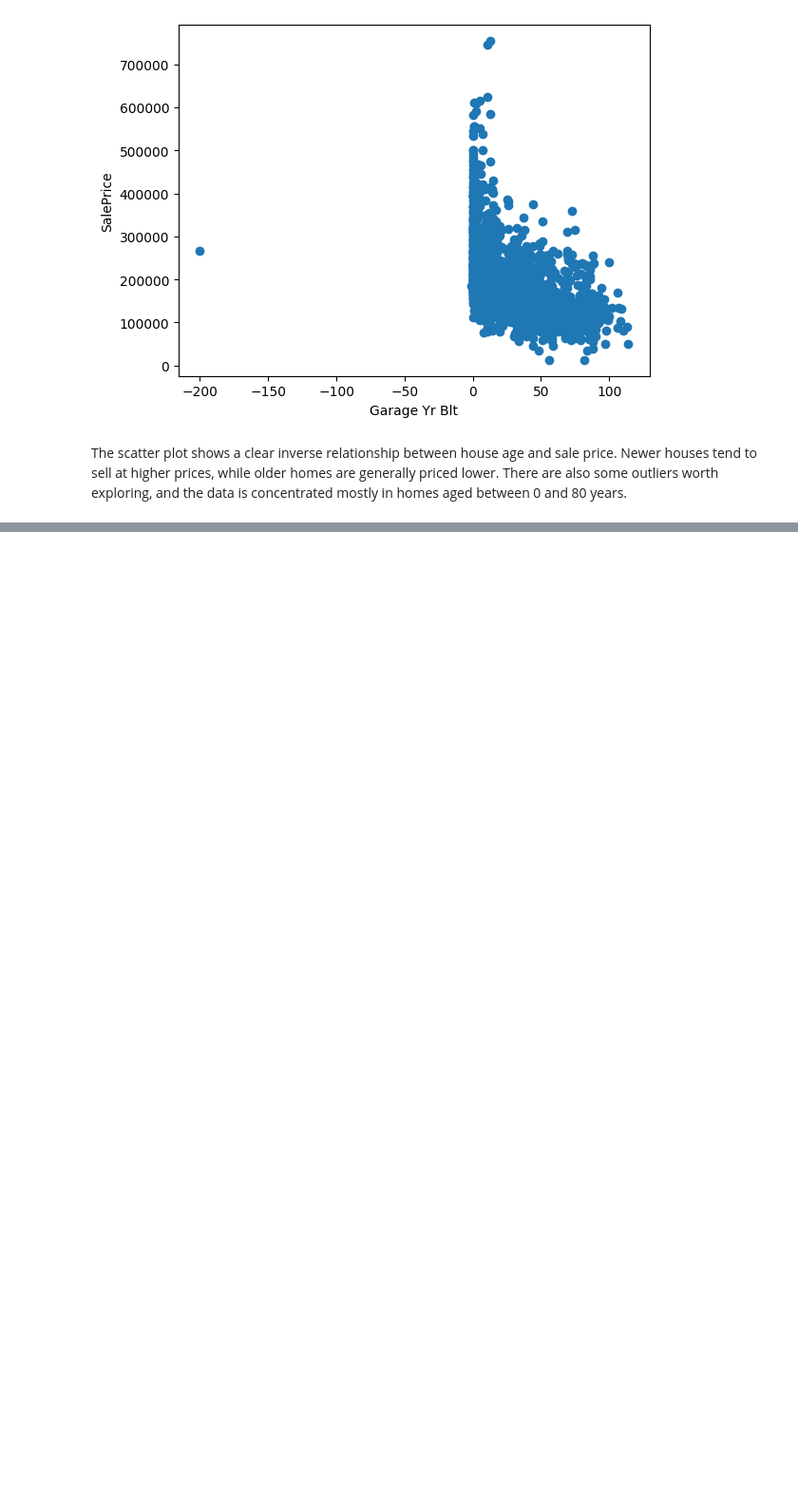
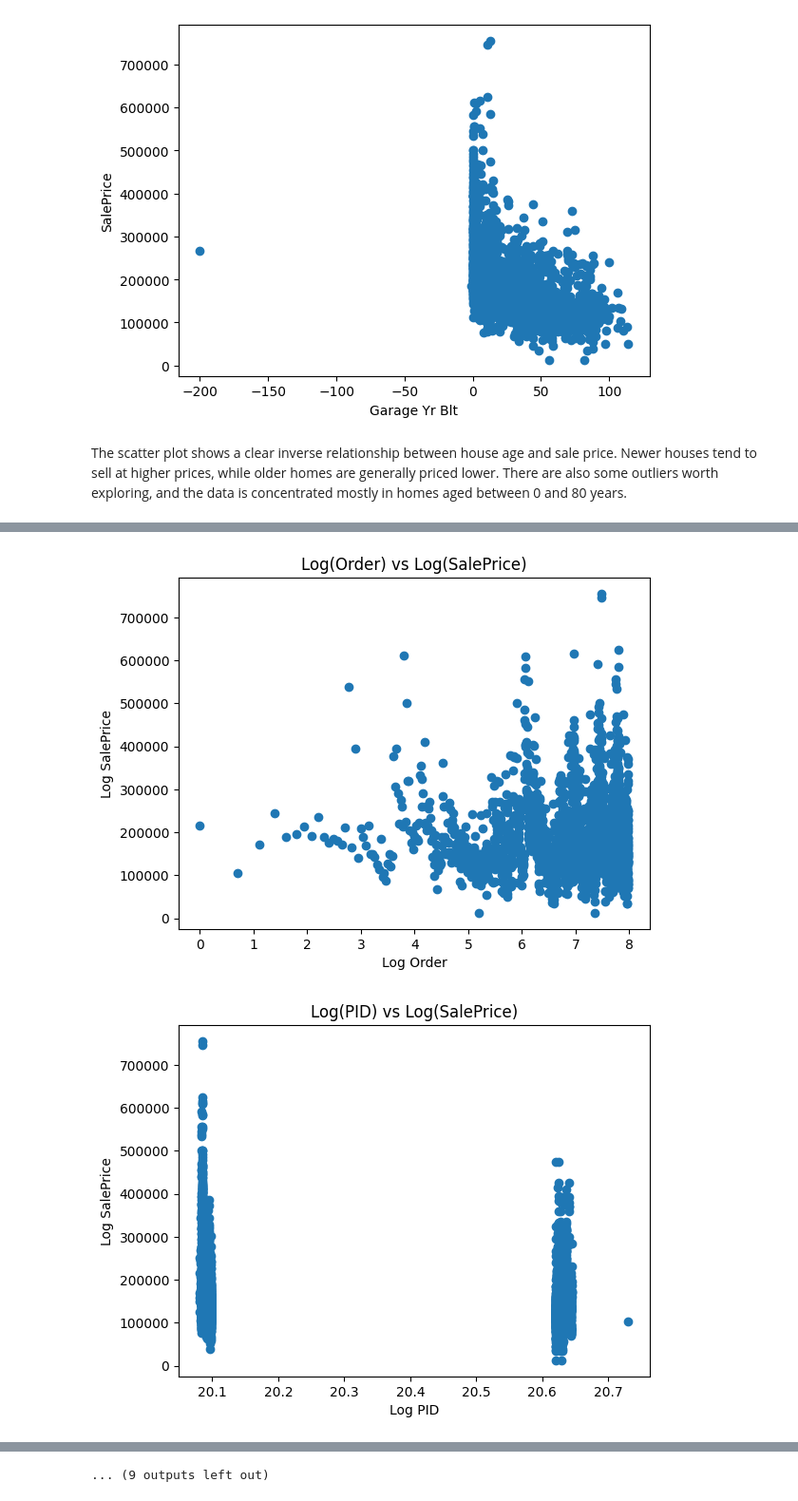
Before and after one commit to amarpoji/ames-housing-project, a Jupyter notebook: notebooks/eda_krishnaik.ipynb, the cells around one changed output, grey strips where cells are left out. Shown at 95% size. Cells and saved outputs as stored; diff of their text form; code cells hidden in the pictures; blank space fills up the shorter version.

```diff
--- a/notebooks/eda_krishnaik.ipynb
+++ b/notebooks/eda_krishnaik.ipynb
@@ -201,0 +325,22 @@ The scatter plot shows a clear inverse relationship between house age and sale p
+# %%
+# logarithmic transformation for the skewed data (data that is not normally distributed)
+
+# Make a single copy of your dataset
+
+
+# Apply log transform to SalePrice once
+
+# Loop through continuous numeric features
+for feature in continuous_feature:
+    data = dataset.copy()
+    data[feature] = np.log(data[feature])
+
+    # Plot log(feature) vs log(SalePrice)
+    plt.scatter(data[feature], data['SalePrice'])
+    plt.xlabel(f'Log {feature}')
+    plt.ylabel('Log SalePrice')
+    plt.title(f'Log({feature}) vs Log(SalePrice)')
+    plt.show()
+# %% [output]
+[figure, added]
+[figure, added]
@@ -201,0 +357 @@ The scatter plot shows a clear inverse relationship between house age and sale p
+... (9 outputs left out)
```
Also changed, not shown: parts of 18 cells of this notebook.
